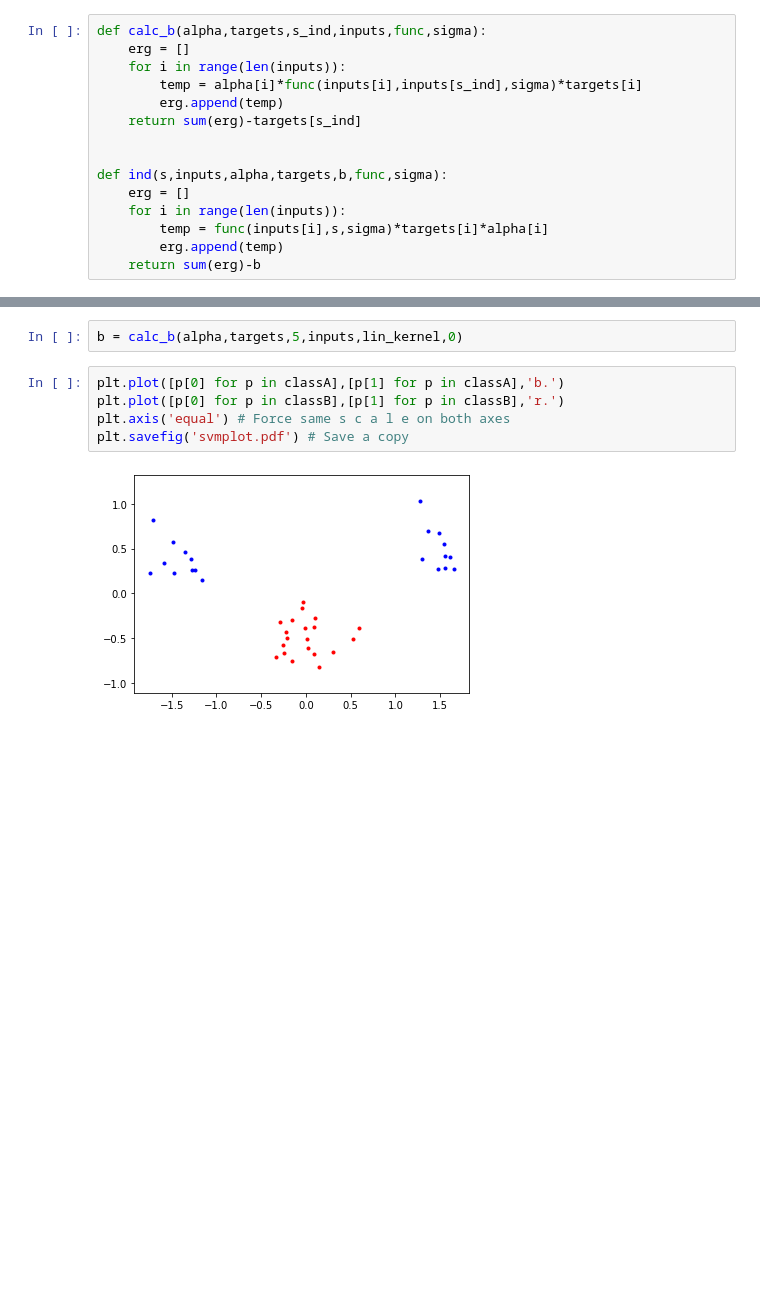
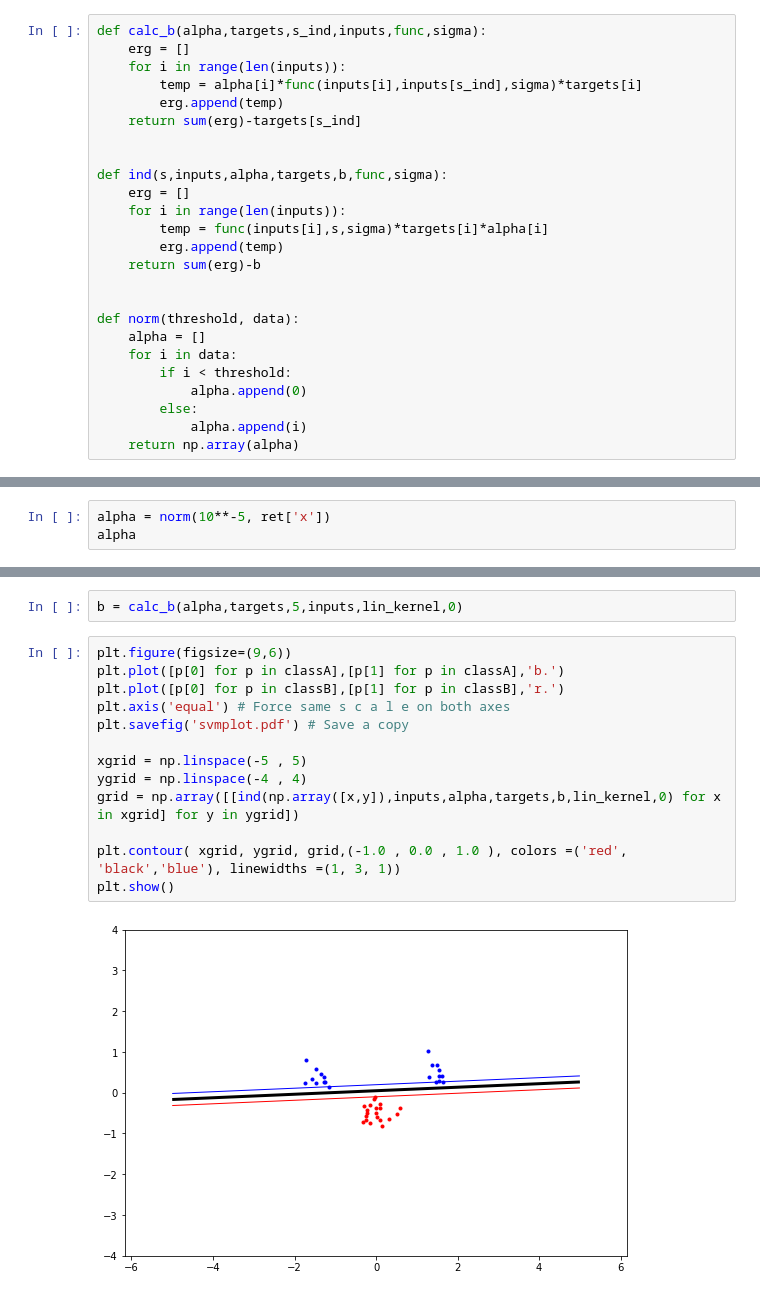
Before and after one commit to KenzaB27/support_vector_machines, a Jupyter notebook: svm-tobi.ipynb, the cells around one changed output, grey strips where cells are left out. Saved outputs shown, nothing was run; the diff lists cells and outputs as text; blank space fills up the shorter version.

```diff
--- a/svm-tobi.ipynb
+++ b/svm-tobi.ipynb
@@ -56,6 +56,16 @@ def ind(s,inputs,alpha,targets,b,func,sigma):
         temp = func(inputs[i],s,sigma)*targets[i]*alpha[i]
         erg.append(temp)
     return sum(erg)-b
+
+
+def norm(threshold, data):
+    alpha = []
+    for i in data:
+        if i < threshold:
+            alpha.append(0)
+        else:
+            alpha.append(i)
+    return np.array(alpha)
 # %%
 def objective(alpha):
     alpha_ij = np.array([i*j for i in alpha for j in alpha])
@@ -107,0 +102,3 @@ array([ 0.        ,  0.        ,  0.        ,  0.        ,  0.        ,
+# %%
+alpha = norm(10**-5, ret['x'])
+alpha
@@ -108,9 +114,17 @@ array([ 0.        ,  0.        ,  0.        ,  0.        ,  0.        ,
 # %%
 b = calc_b(alpha,targets,5,inputs,lin_kernel,0)
 # %%
+plt.figure(figsize=(9,6))
 plt.plot([p[0] for p in classA],[p[1] for p in classA],'b.')
 plt.plot([p[0] for p in classB],[p[1] for p in classB],'r.')
 plt.axis('equal') # Force same s c a l e on both axes
 plt.savefig('svmplot.pdf') # Save a copy
+
+xgrid = np.linspace(-5 , 5)
+ygrid = np.linspace(-4 , 4)
+grid = np.array([[ind(np.array([x,y]),inputs,alpha,targets,b,lin_kernel,0) for x in xgrid] for y in ygrid])
+
+plt.contour( xgrid, ygrid, grid,(-1.0 , 0.0 , 1.0 ), colors =('red', 'black','blue'), linewidths =(1, 3, 1))
+plt.show()
 # %% [output]
-[figure, old version]
+[figure, new version]
```
Also changed, not shown: parts of 10 cells of this notebook, 1 other file.
